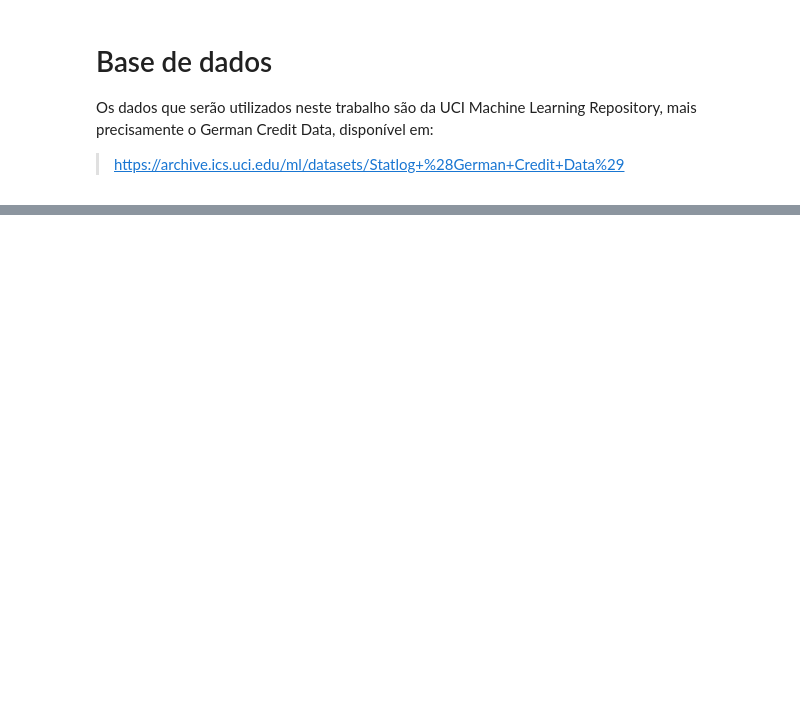
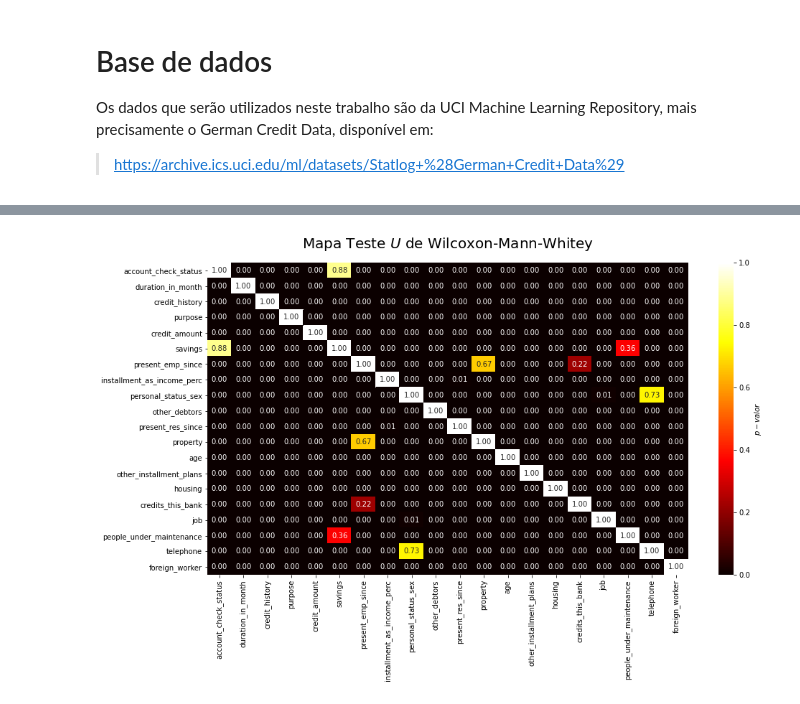
Before and after one commit to ConradBitt/Credit_Scoring, a Jupyter notebook: Credit_Scoring.ipynb, the cells around one changed output, grey strips where cells are left out. Cells and saved outputs as stored; diff of their text form; code cells hidden in the pictures; blank space fills up the shorter version.

```diff
--- a/Credit_Scoring.ipynb
+++ b/Credit_Scoring.ipynb
@@ -98,0 +401,32 @@ memory usage: 164.2+ KB
+# %%
+def aplica_teste_wilcoxon(dataframe, exibe_mapa=False):
+    """
+    recebe um dataframe onde as colunas são as variáveis
+    sera aplicado um teste de Wilcoxon-Mann-Whitney aos pares
+    Retorno: dataframe e exibe um heatmap
+
+    """
+    variaveis = dataframe.columns
+
+    teste_U_wilcoxon = pd.DataFrame({}, columns = variaveis, index=variaveis)
+
+    for variavel_i in variaveis:
+        for variavel_j in variaveis:
+
+            _, pvalor = wilcoxon(dataframe[variavel_i], dataframe[variavel_j],
+                                zero_method='zsplit', mode='approx', correction=True)
+
+            teste_U_wilcoxon.loc[variavel_i, variavel_j] = pvalor
+
+    teste_U_wilcoxon = teste_U_wilcoxon.astype('float')
+
+    if exibe_mapa:
+        plt.figure(figsize=(15,8))
+        ax = sns.heatmap(teste_U_wilcoxon, cmap='hot',
+                         annot=True,fmt='.2f',
+                         cbar_kws={'label':'$p-valor$'})
+        plt.title('Mapa Teste $U$ de Wilcoxon-Mann-Whitey', fontsize=20, pad=20)
+
+        return teste_U_wilcoxon, ax
+
+    return teste_U_wilcoxon
@@ -98,0 +442,4 @@ memory usage: 164.2+ KB
+# %%
+mapa_correlacao_wilcoxon, ax_mapa_wilcoxon = aplica_teste_wilcoxon(x, exibe_mapa=True)
+# %% [output]
+[figure, added]
```
Also changed, not shown: parts of 149 cells of this notebook.
